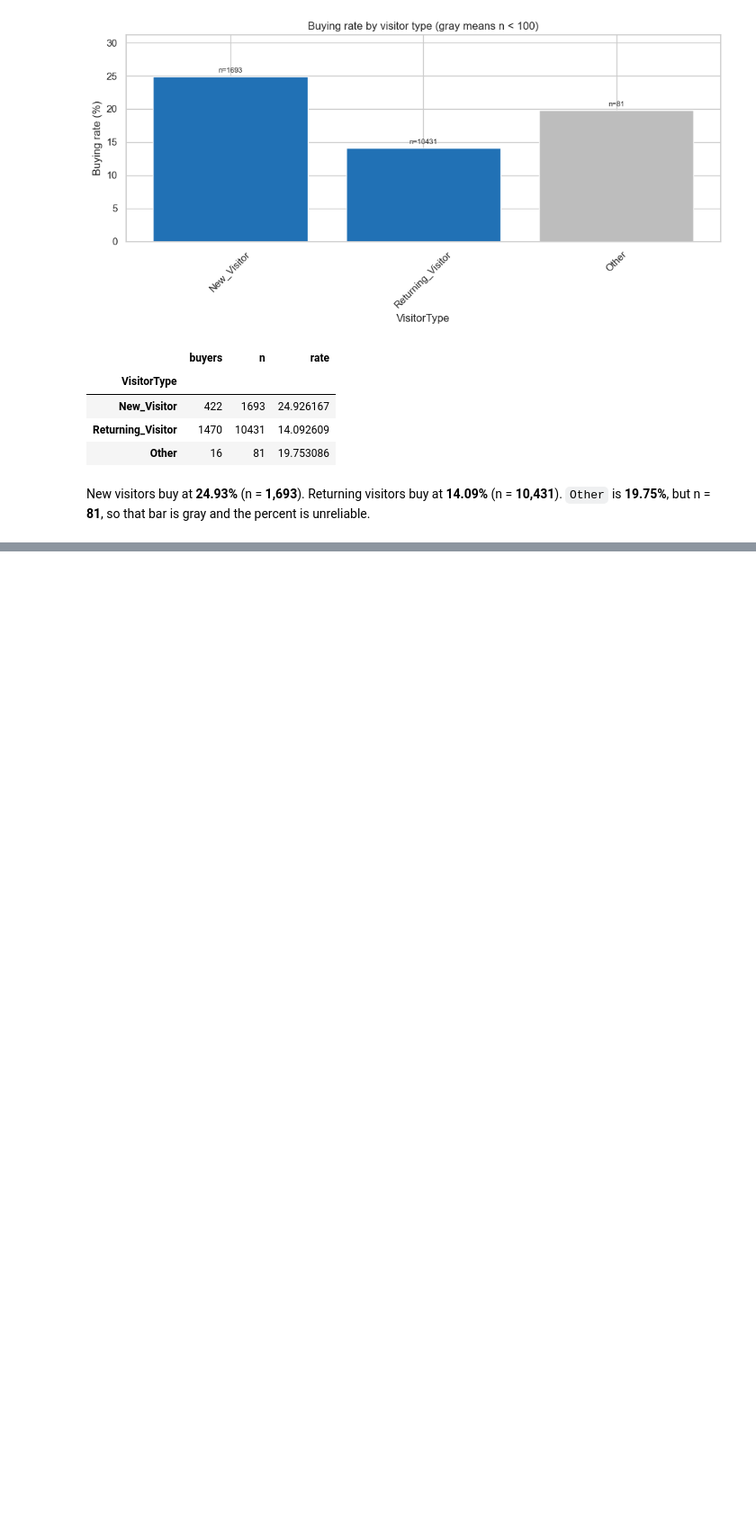
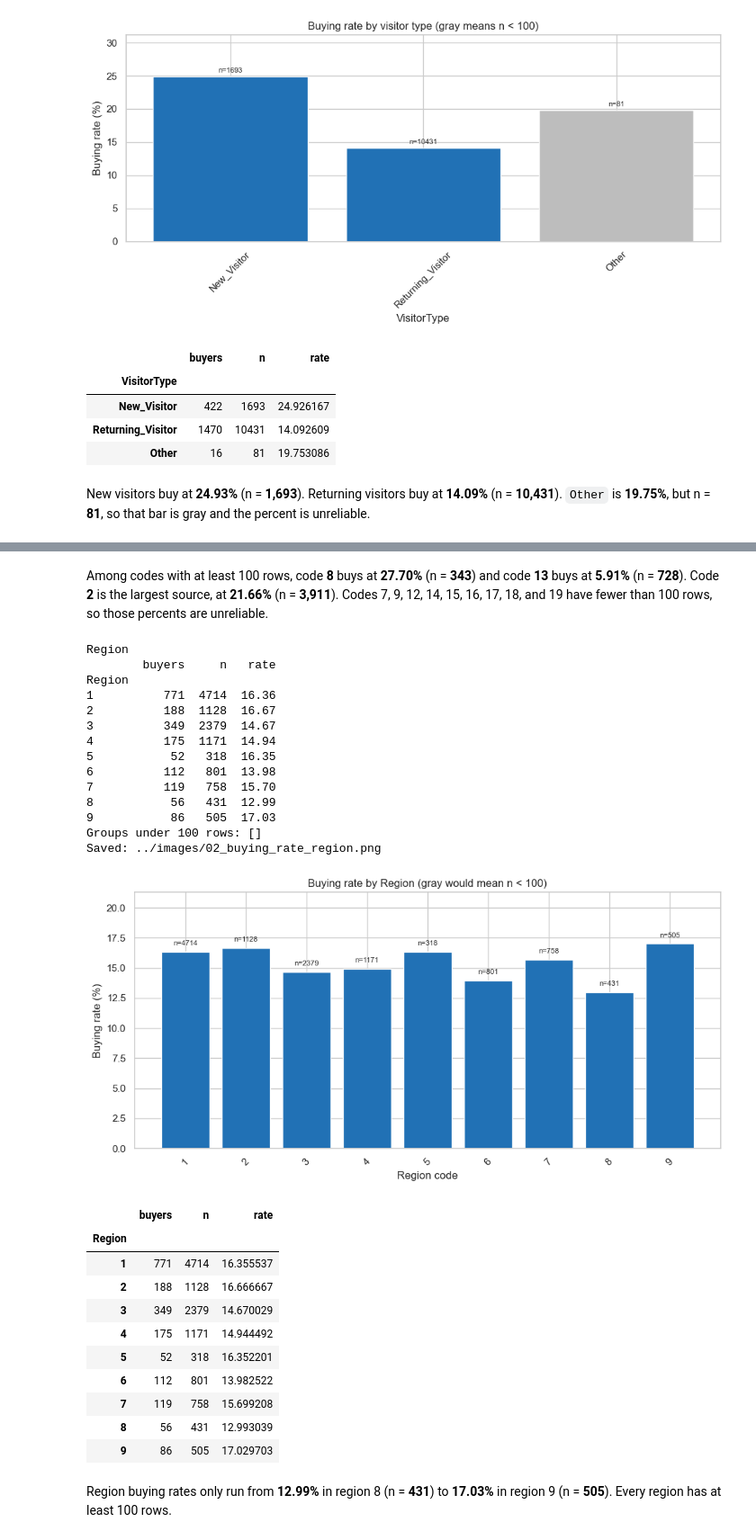
Before and after one commit to ghayasshahid/BuyerBehaviorPrediction, a Jupyter notebook: notebooks/02_eda.ipynb, the cells around one changed output, grey strips where cells are left out. Shown at 90% size. Drawn from its saved outputs; the diff is of its cells as text; code cells hidden in the pictures; blank space fills up the shorter version.

```diff
--- a/notebooks/02_eda.ipynb
+++ b/notebooks/02_eda.ipynb
@@ -401,0 +505,41 @@ New visitors buy at **24.93%** (n = **1,693**). Returning visitors buy at **14.0
+# %% [markdown]
+Among codes with at least 100 rows, code **8** buys at **27.70%** (n = **343**) and code **13** buys at **5.91%** (n = **728**). Code **2** is the largest source, at **21.66%** (n = **3,911**). Codes 7, 9, 12, 14, 15, 16, 17, 18, and 19 have fewer than 100 rows, so those percents are unreliable.
+# %%
+region_order = sorted(df["Region"].unique(), key=lambda value: int(value))
+buying_rate_bars(
+    df,
+    "Region",
+    "buying_rate_region",
+    "Buying rate by Region (gray would mean n < 100)",
+    "Region code",
+    order=region_order,
+)
+# %% [output]
+Region
+        buyers     n   rate
+Region
+1          771  4714  16.36
+2          188  1128  16.67
+3          349  2379  14.67
+4          175  1171  14.94
+5           52   318  16.35
+6          112   801  13.98
+7          119   758  15.70
+8           56   431  12.99
+9           86   505  17.03
+Groups under 100 rows: []
+Saved: ../images/02_buying_rate_region.png
+[figure, added]
+|  | buyers | n | rate |
+| Region |  |  |  |
+| 1 | 771 | 4714 | 16.355537 |
+| 2 | 188 | 1128 | 16.666667 |
+| 3 | 349 | 2379 | 14.670029 |
+| 4 | 175 | 1171 | 14.944492 |
+| 5 | 52 | 318 | 16.352201 |
+| 6 | 112 | 801 | 13.982522 |
+| 7 | 119 | 758 | 15.699208 |
+| 8 | 56 | 431 | 12.993039 |
+| 9 | 86 | 505 | 17.029703 |
+# %% [markdown]
+Region buying rates only run from **12.99%** in region 8 (n = **431**) to **17.03%** in region 9 (n = **505**). Every region has at least 100 rows.
```
Also changed, not shown: parts of 5 cells of this notebook, 4 other files.
